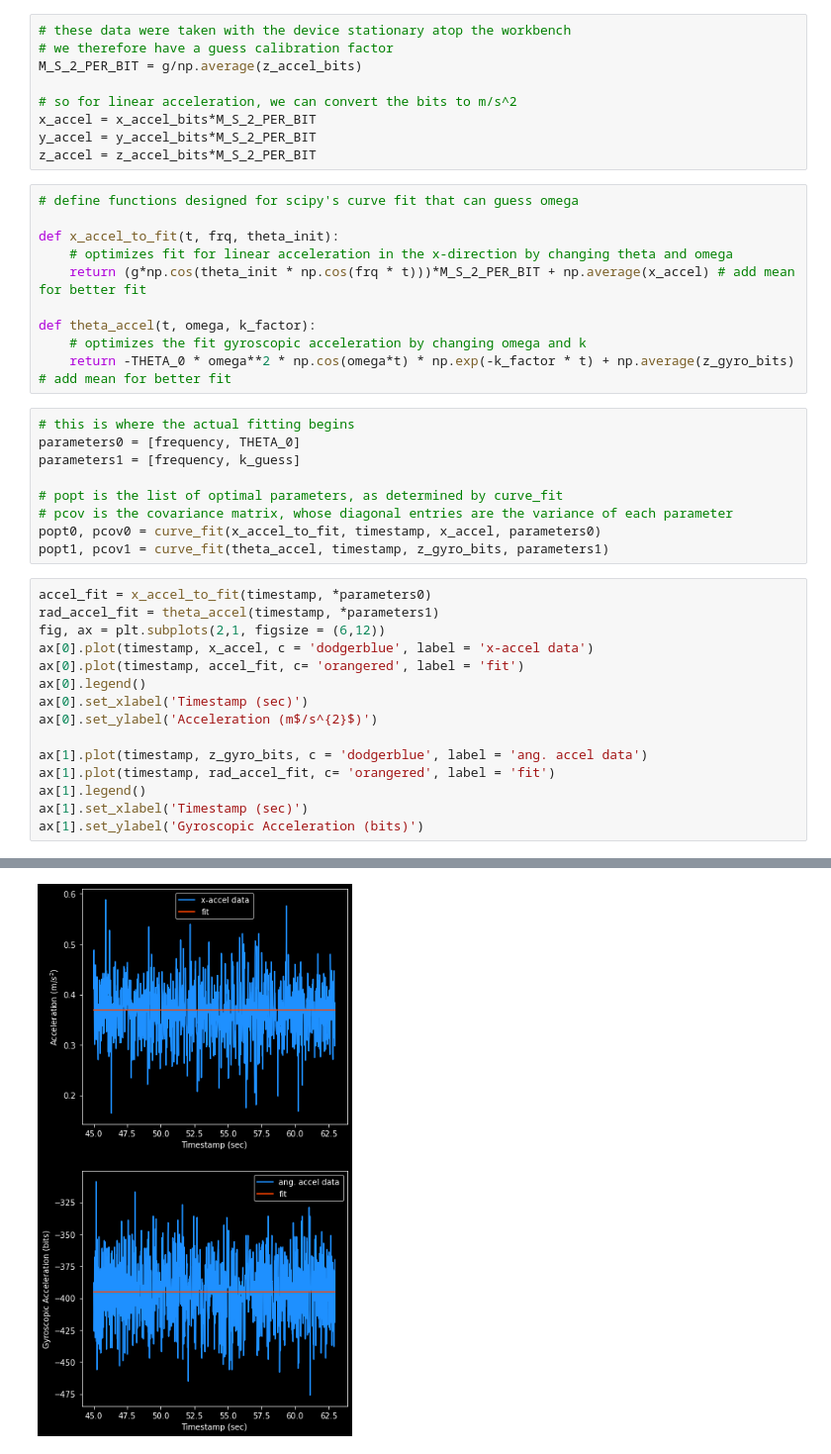
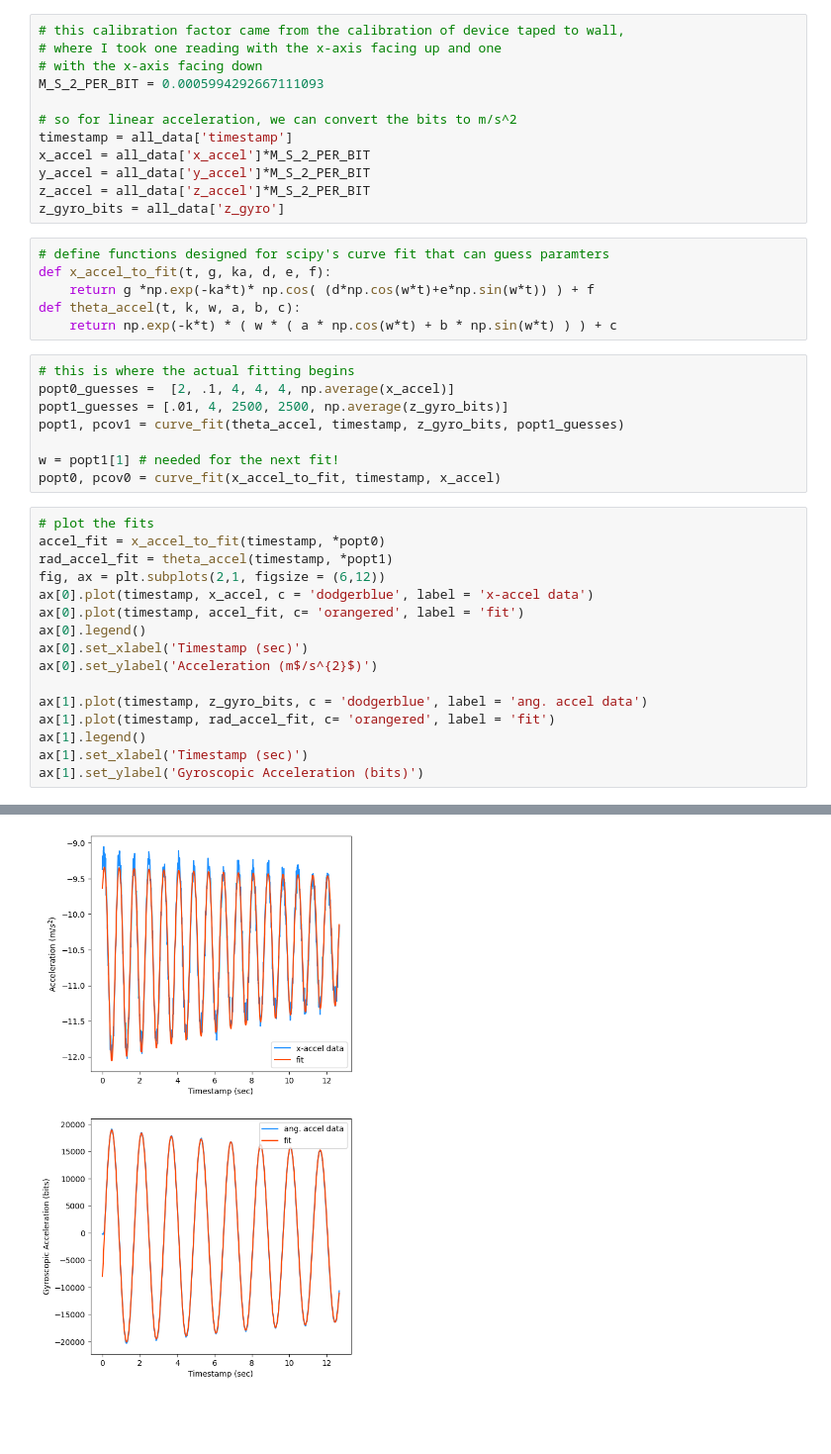
Before and after one commit to max-hanrahan/Pendulum-Calibration-Analysis, a Jupyter notebook: auto_analysis.ipynb, the cells around one changed output, grey strips where cells are left out. Shown at 99% size. Cells and saved outputs as stored; diff of their text form; blank space fills up the shorter version.

Commit message:
Demonstrated using real data

```diff
--- a/auto_analysis.ipynb
+++ b/auto_analysis.ipynb
@@ -47,46 +14,45 @@ guess angular frequency:  12
 # %%
-# these data were taken with the device stationary atop the workbench
-# we therefore have a guess calibration factor
-M_S_2_PER_BIT = g/np.average(z_accel_bits)
+# this calibration factor came from the calibration of device taped to wall,
+# where I took one reading with the x-axis facing up and one
+# with the x-axis facing down
+M_S_2_PER_BIT = 0.0005994292667111093
 
 # so for linear acceleration, we can convert the bits to m/s^2
-x_accel = x_accel_bits*M_S_2_PER_BIT
-y_accel = y_accel_bits*M_S_2_PER_BIT
-z_accel = z_accel_bits*M_S_2_PER_BIT
+timestamp = all_data['timestamp']
+x_accel = all_data['x_accel']*M_S_2_PER_BIT
+y_accel = all_data['y_accel']*M_S_2_PER_BIT
+z_accel = all_data['z_accel']*M_S_2_PER_BIT
+z_gyro_bits = all_data['z_gyro']
 # %%
-# define functions designed for scipy's curve fit that can guess omega
-
-def x_accel_to_fit(t, frq, theta_init):
-    # optimizes fit for linear acceleration in the x-direction by changing theta and omega
-    return (g*np.cos(theta_init * np.cos(frq * t)))*M_S_2_PER_BIT + np.average(x_accel) # add mean for better fit
-
-def theta_accel(t, omega, k_factor):
-    # optimizes the fit gyroscopic acceleration by changing omega and k
-    return -THETA_0 * omega**2 * np.cos(omega*t) * np.exp(-k_factor * t) + np.average(z_gyro_bits) # add mean for better fit
+# define functions designed for scipy's curve fit that can guess paramters
+def x_accel_to_fit(t, g, ka, d, e, f):
+    return g *np.exp(-ka*t)* np.cos( (d*np.cos(w*t)+e*np.sin(w*t)) ) + f
+def theta_accel(t, k, w, a, b, c):
+    return np.exp(-k*t) * ( w * ( a * np.cos(w*t) + b * np.sin(w*t) ) ) + c
 # %%
 # this is where the actual fitting begins
-parameters0 = [frequency, THETA_0]
-parameters1 = [frequency, k_guess]
+popt0_guesses =  [2, .1, 4, 4, 4, np.average(x_accel)]
+popt1_guesses = [.01, 4, 2500, 2500, np.average(z_gyro_bits)]
+popt1, pcov1 = curve_fit(theta_accel, timestamp, z_gyro_bits, popt1_guesses)
 
-# popt is the list of optimal parameters, as determined by curve_fit
-# pcov is the covariance matrix, whose diagonal entries are the variance of each parameter
-popt0, pcov0 = curve_fit(x_accel_to_fit, timestamp, x_accel, parameters0)
-popt1, pcov1 = curve_fit(theta_accel, timestamp, z_gyro_bits, parameters1)
+w = popt1[1] # needed for the next fit!
+popt0, pcov0 = curve_fit(x_accel_to_fit, timestamp, x_accel)
 # %%
-accel_fit = x_accel_to_fit(timestamp, *parameters0)
-rad_accel_fit = theta_accel(timestamp, *parameters1)
+# plot the fits
+accel_fit = x_accel_to_fit(timestamp, *popt0)
+rad_accel_fit = theta_accel(timestamp, *popt1)
 fig, ax = plt.subplots(2,1, figsize = (6,12))
 ax[0].plot(timestamp, x_accel, c = 'dodgerblue', label = 'x-accel data')
 ax[0].plot(timestamp, accel_fit, c= 'orangered', label = 'fit')
 ax[0].legend()
 ax[0].set_xlabel('Timestamp (sec)')
 ax[0].set_ylabel('Acceleration (m$/s^{2}$)')
 
 ax[1].plot(timestamp, z_gyro_bits, c = 'dodgerblue', label = 'ang. accel data')
 ax[1].plot(timestamp, rad_accel_fit, c= 'orangered', label = 'fit')
 ax[1].legend()
 ax[1].set_xlabel('Timestamp (sec)')
 ax[1].set_ylabel('Gyroscopic Acceleration (bits)')
 # %% [output]
 Text(0, 0.5, 'Gyroscopic Acceleration (bits)')
-[figure, old version]
+[figure, new version]
```
Also changed, not shown: parts of 8 cells of this notebook.
